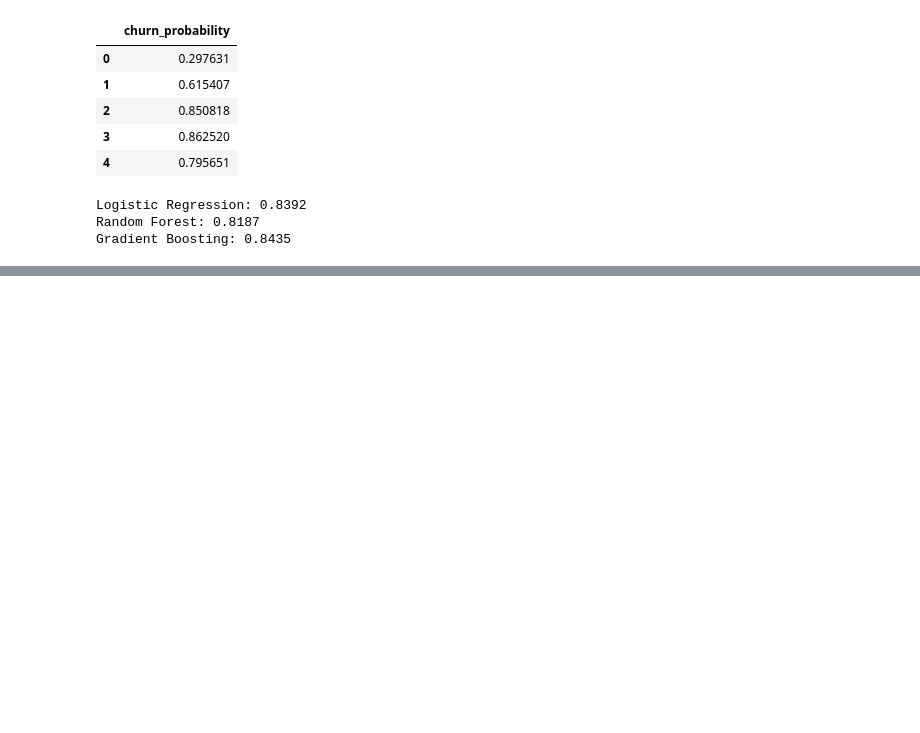
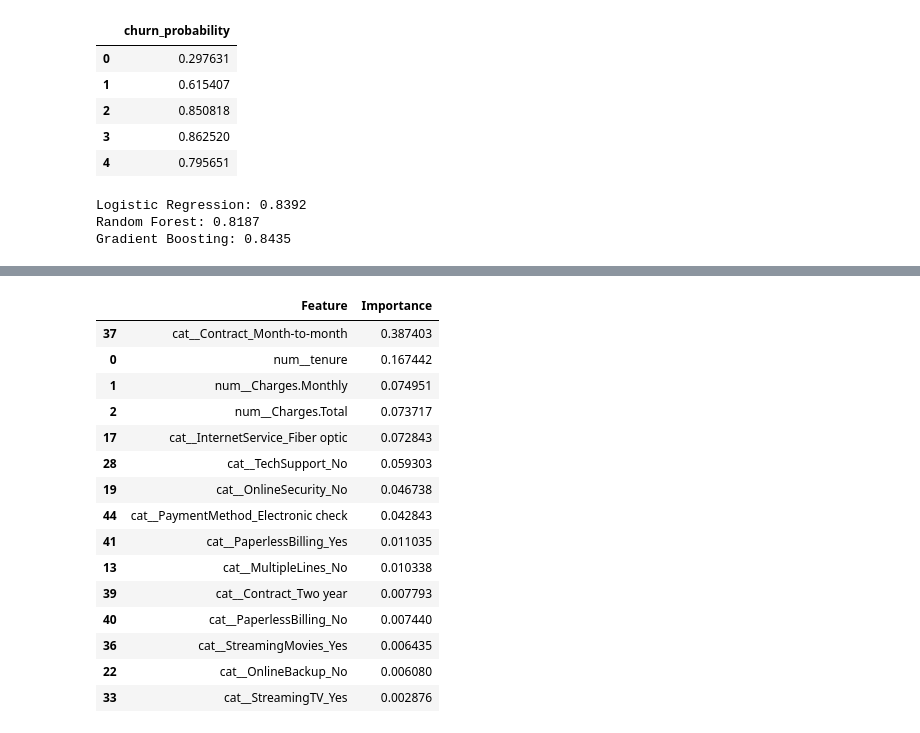
Before and after one commit to alexandre-sbrissia/challenge-Telecon-X-2, a Jupyter notebook: TelleconX.ipynb, the cells around one changed output, grey strips where cells are left out. Cells and saved outputs as stored; diff of their text form; code cells hidden in the pictures; blank space fills up the shorter version.

```diff
--- a/TelleconX.ipynb
+++ b/TelleconX.ipynb
@@ -355,0 +400,27 @@ Gradient Boosting: 0.8435
+# %%
+feature_names = gb_model.named_steps['prep'].get_feature_names_out()
+importances = gb_model.named_steps['classifier'].feature_importances_
+
+importance_df = pd.DataFrame({
+    'Feature': feature_names,
+    'Importance': importances
+}).sort_values(by='Importance', ascending=False)
+
+importance_df.head(15)
+# %% [output]
+|  | Feature | Importance |
+| 37 | cat__Contract_Month-to-month | 0.387403 |
+| 0 | num__tenure | 0.167442 |
+| 1 | num__Charges.Monthly | 0.074951 |
+| 2 | num__Charges.Total | 0.073717 |
+| 17 | cat__InternetService_Fiber optic | 0.072843 |
+| 28 | cat__TechSupport_No | 0.059303 |
+| 19 | cat__OnlineSecurity_No | 0.046738 |
+| 44 | cat__PaymentMethod_Electronic check | 0.042843 |
+| 41 | cat__PaperlessBilling_Yes | 0.011035 |
+| 13 | cat__MultipleLines_No | 0.010338 |
+| 39 | cat__Contract_Two year | 0.007793 |
+| 40 | cat__PaperlessBilling_No | 0.007440 |
+| 36 | cat__StreamingMovies_Yes | 0.006435 |
+| 22 | cat__OnlineBackup_No | 0.006080 |
+| 33 | cat__StreamingTV_Yes | 0.002876 |
```
Also changed, not shown: parts of 2 cells of this notebook.
